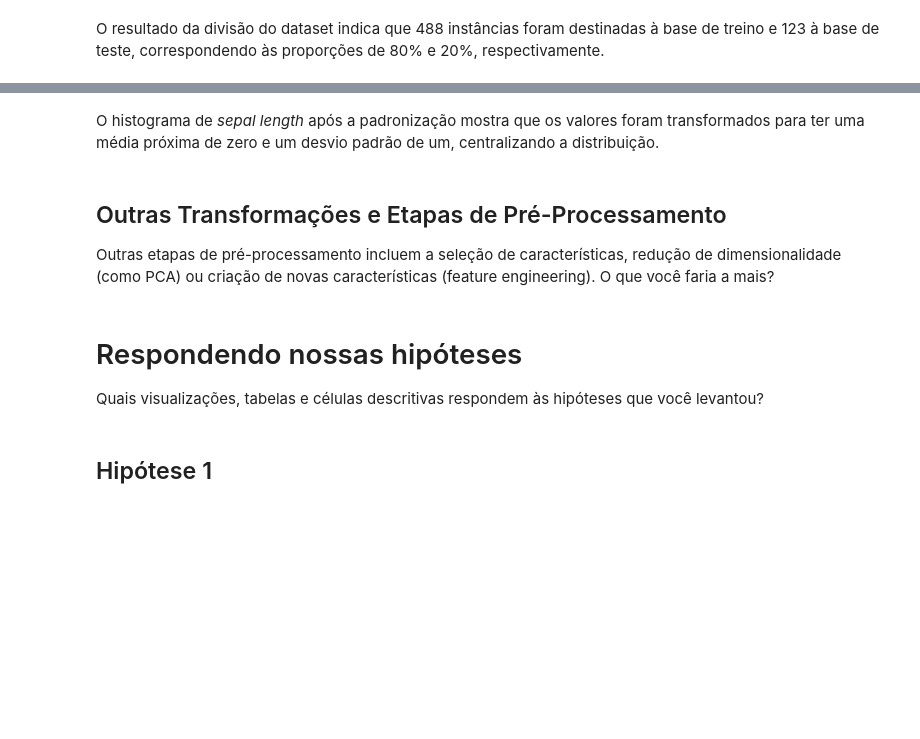
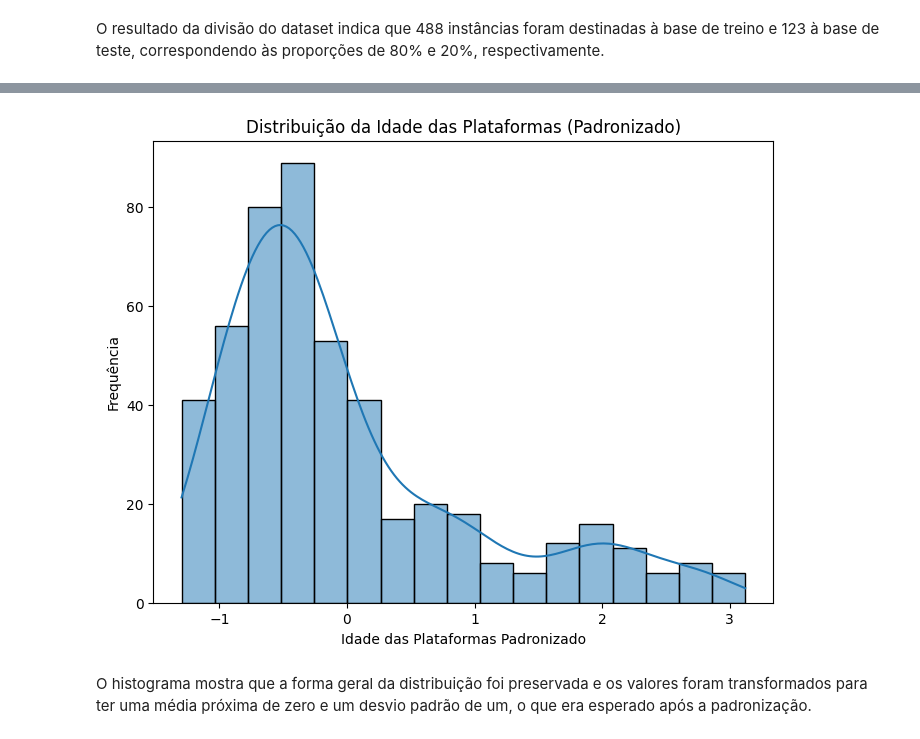
Before and after one commit to LAOLIVEIRA1972/PUC_MVP_AnaliseDados, a Jupyter notebook: mvp_Analise_Dados.ipynb, the cells around one changed output, grey strips where cells are left out. Saved outputs shown, nothing was run; the diff lists cells and outputs as text; code cells hidden in the pictures; blank space fills up the shorter version.

```diff
--- a/mvp_Analise_Dados.ipynb
+++ b/mvp_Analise_Dados.ipynb
@@ -565,13 +539,13 @@ A padronização (ou Z-score scaling) transforma os dados para ter média 0 e de
 scaler_std = StandardScaler()
 # %%
 # Aprende média e desvio padrão APENAS de X_train
-scaler_std.fit(X_train)
-X_train_standardized = scaler_std.transform(X_train)
+scaler_std.fit(X_treino)
+X_treino_standardized = scaler_std.transform(X_treino)
 # Usa a média e o desvio padrão aprendidos de X_train
-X_test_standardized = scaler_std.transform(X_test)
+X_teste_standardized = scaler_std.transform(X_teste)
 # %%
 # Exibir as primeiras linhas dos dados padronizados (como DataFrame para melhor visualização)
-df_standardized = pd.DataFrame(X_train_standardized, columns=X_train.columns)
+df_standardized = pd.DataFrame(X_treino_standardized, columns=dataset_proc.columns[0:9])
 # %%
 print("\nPrimeiras 5 linhas dos dados padronizados (treino):")
 print(df_standardized.head())
@@ -581,20 +567,12 @@ NameError: name 'df_standardized' is not defined
 # %%
-# Visualização da distribuição após a padronização (exemplo para uma característica)
+# Visualização da distribuição após a padronizaçã para a variável IDADE
 plt.figure(figsize=(8, 6))
-sns.histplot(df_standardized['sepal length (cm)'], kde=True)
-plt.title('Distribuição do Comprimento da Sépala (Padronizado)')
-plt.xlabel('Comprimento da Sépala Padronizado')
+sns.histplot(df_standardized["IDADE"], kde=True)
+plt.title('Distribuição da Idade das Plataformas (Padronizado)')
+plt.xlabel('Idade das Plataformas Padronizado')
 plt.ylabel('Frequência')
 plt.show()
+# %% [output]
+[figure, added]
 # %% [markdown]
-O histograma de *sepal length* após a padronização mostra que os valores foram transformados para ter uma média próxima de zero e um desvio padrão de um, centralizando a distribuição.
+O histograma mostra que a forma geral da distribuição foi preservada e os valores foram transformados para ter uma média próxima de zero e um desvio padrão de um, o que era esperado após a padronização.
-# %% [markdown]
-## Outras Transformações e Etapas de Pré-Processamento
-
-Outras etapas de pré-processamento incluem a seleção de características, redução de dimensionalidade (como PCA) ou criação de novas características (feature engineering). O que você faria a mais?
-# %% [markdown]
-# Respondendo nossas hipóteses
-
-Quais visualizações, tabelas e células descritivas respondem às hipóteses que você levantou?
-# %% [markdown]
-## Hipótese 1
```
Also changed, not shown: parts of 17 cells of this notebook.
